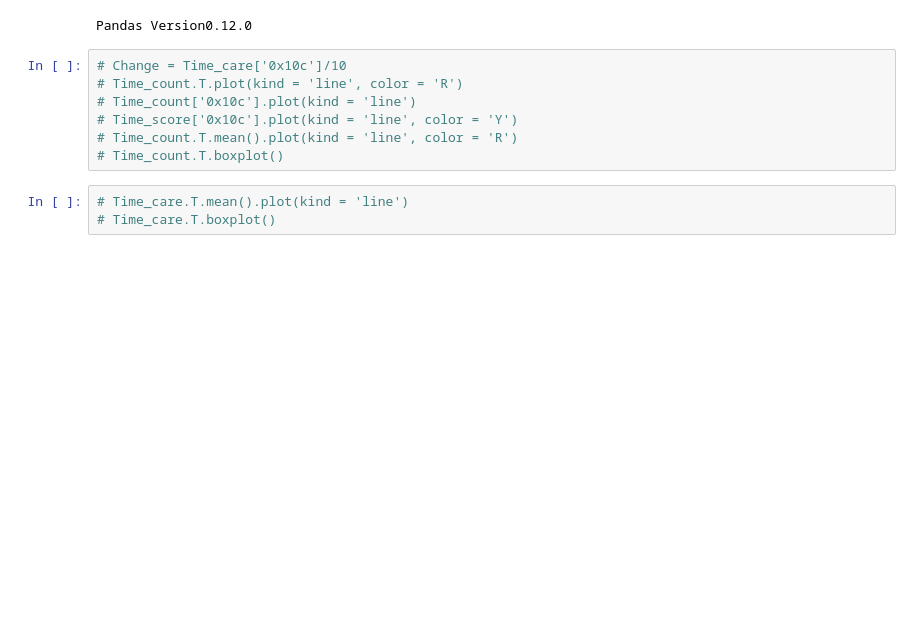
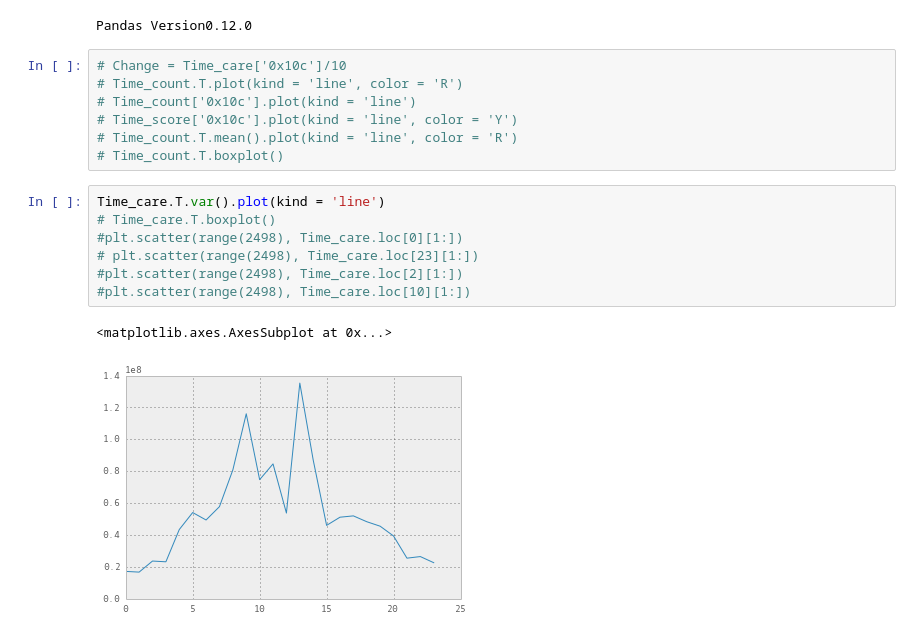
Before and after one commit to grepJimmyGu/capstone, a Jupyter notebook: Project.ipynb, the cells around one changed output. Saved outputs shown, nothing was run; the diff lists cells and outputs as text; blank space fills up the shorter version.

```diff
--- a/Project.ipynb
+++ b/Project.ipynb
@@ -116,9 +133,16 @@ Pandas Version0.12.0
 # Time_score['0x10c'].plot(kind = 'line', color = 'Y')
 # Time_count.T.mean().plot(kind = 'line', color = 'R')
 # Time_count.T.boxplot()
-# %%
-# Time_care.T.mean().plot(kind = 'line')
-# Time_care.T.boxplot()
+# %%
+Time_care.T.var().plot(kind = 'line')
+# Time_care.T.boxplot()
+#plt.scatter(range(2498), Time_care.loc[0][1:])
+# plt.scatter(range(2498), Time_care.loc[23][1:])
+#plt.scatter(range(2498), Time_care.loc[2][1:])
+#plt.scatter(range(2498), Time_care.loc[10][1:])
+# %% [output]
+<matplotlib.axes.AxesSubplot at 0x...>
+[figure, added]
 # %%
 import numpy as np
 from sklearn.decomposition import PCA
```
Also changed, not shown: parts of 7 cells of this notebook.
